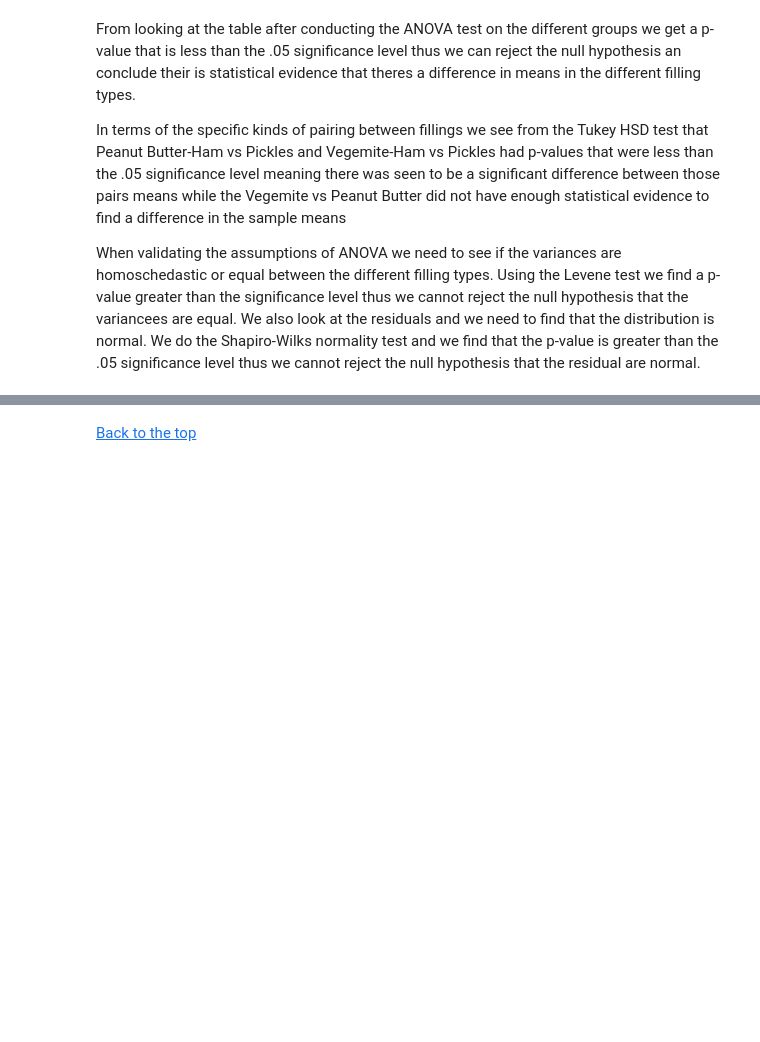
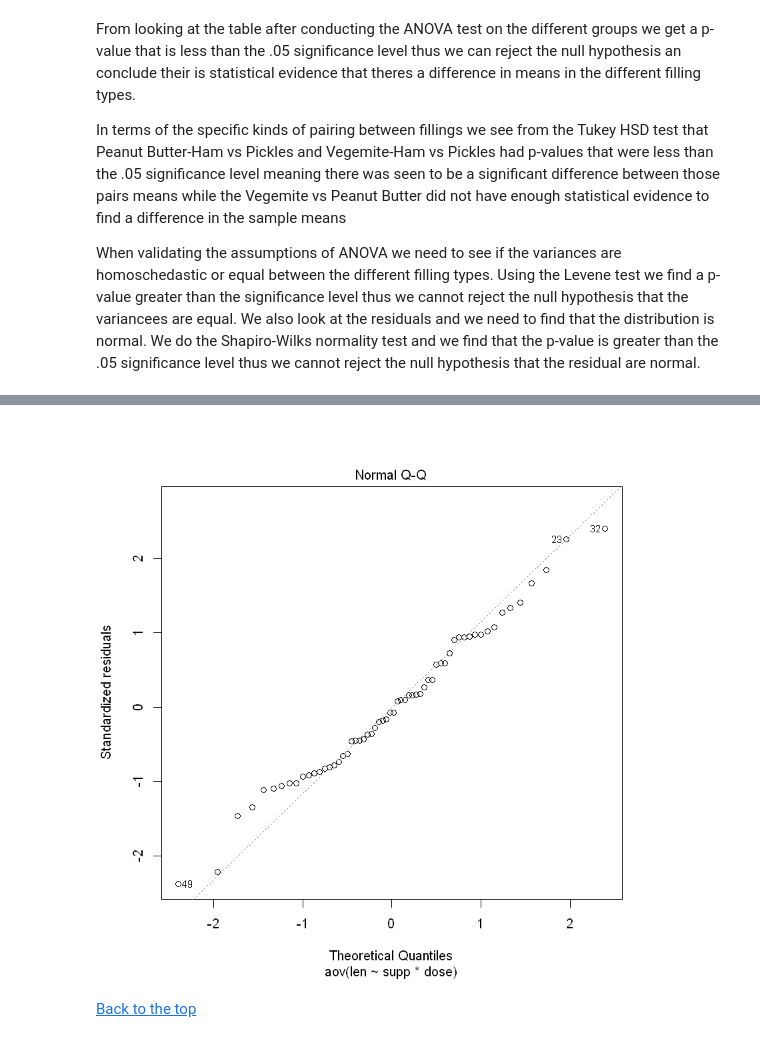
Before and after one commit to yesman89/Stats-Review, a Jupyter notebook: Stats-Review.ipynb, the cells around one changed output, grey strips where cells are left out. Saved outputs shown, nothing was run; the diff lists cells and outputs as text; code cells hidden in the pictures; blank space fills up the shorter version.

```diff
--- a/Stats-Review.ipynb
+++ b/Stats-Review.ipynb
@@ -736,2 +815,6 @@ When validating the assumptions of ANOVA we need to see if the variances are hom
+# %%
+plot(aov2, 2)
+# %% [output]
+[figure, added]
 # %% [markdown]
 <a href='#back'>Back to the top</a>
```
Also changed, not shown: parts of 8 cells of this notebook.
